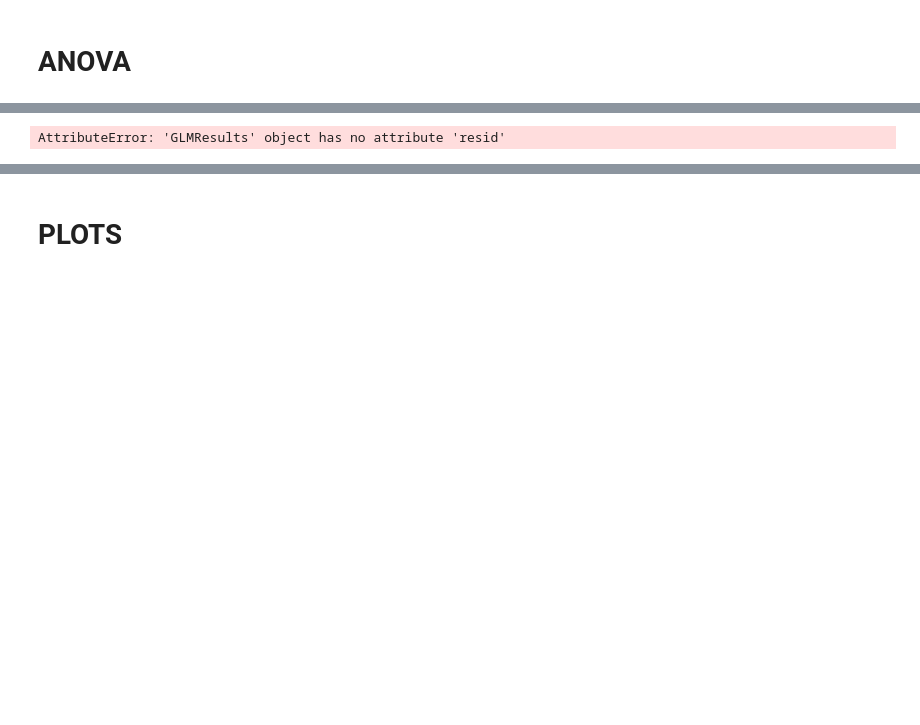
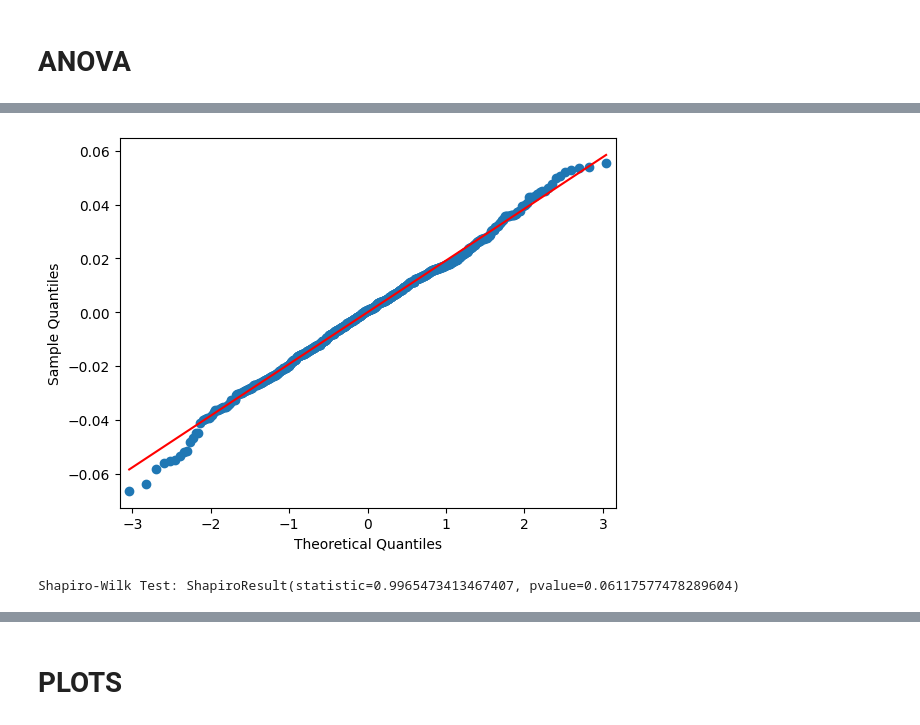
Before and after one commit to msokur/hsi-experiments, a Jupyter notebook: experiments/analyse_experiment.ipynb, the cells around one changed output, grey strips where cells are left out. Drawn from its saved outputs; the diff is of its cells as text; code cells hidden in the pictures; blank space fills up the shorter version.

```diff
--- a/experiments/analyse_experiment.ipynb
+++ b/experiments/analyse_experiment.ipynb
@@ -47,4 +50,17 @@ df
 #df['Sample_weights'] = df['Sample_weights'].astype('category')
 #df['Smoothing_algorithm'] = df['Smoothing_algorithm'].astype('category')
 #df['Background'] = df['Background'].astype('category')
+
+mapping_scaling = {'svn': 1, 'normalization': 2}
+mapping_smoothing = {'no': 1, 'm': 2, 'g': 3, 's': 4 }
+
+df['Scaling_encoded'] = df['Scaling'].map(mapping_scaling)
+df['Sample_weights_encoded'] = df['Sample_weights'].astype(int)
+df['Smoothing_algorithm_encoded'] = df['Smoothing_algorithm'].map(mapping_smoothing)
+df['Background_encoded'] = df['Background'].astype(int)
+
+df['Smoothing_encoded'] = df['Smoothing_dimension'].astype(str) + df['Smoothing_algorithm_encoded'].astype(str) + df['Smoothing_value'].astype(str)
+df.loc[df['Smoothing_encoded'] == '-11-1.0', "Smoothing_encoded"] = '0.0'
+df['Smoothing_encoded'] = df['Smoothing_encoded'].astype(float)
+df['Background_number'] = df['Background_blood'].astype(float) + df['Background_light'].astype(float)
 # %%
@@ -128,17 +262,18 @@ Notes:
 # %%
 import scipy.stats as stats
 import matplotlib.pyplot as plt
 
 # Q-Q Plot
-residuals = model_glm.resid
+residuals = model.resid
 fig = sm.qqplot(residuals, line='s')
 plt.show()
 
 # Shapiro-Wilk Test
 shapiro_test = stats.shapiro(residuals)
 print('Shapiro-Wilk Test:', shapiro_test)
 # %% [output]
+[figure, added]
-AttributeError: 'GLMResults' object has no attribute 'resid'
+Shapiro-Wilk Test: ShapiroResult(statistic=0.9965473413467407, pvalue=0.06117577478289604)
 # %%
 import numpy as np
 
```
Also changed, not shown: parts of 16 cells of this notebook, 1 other file.
